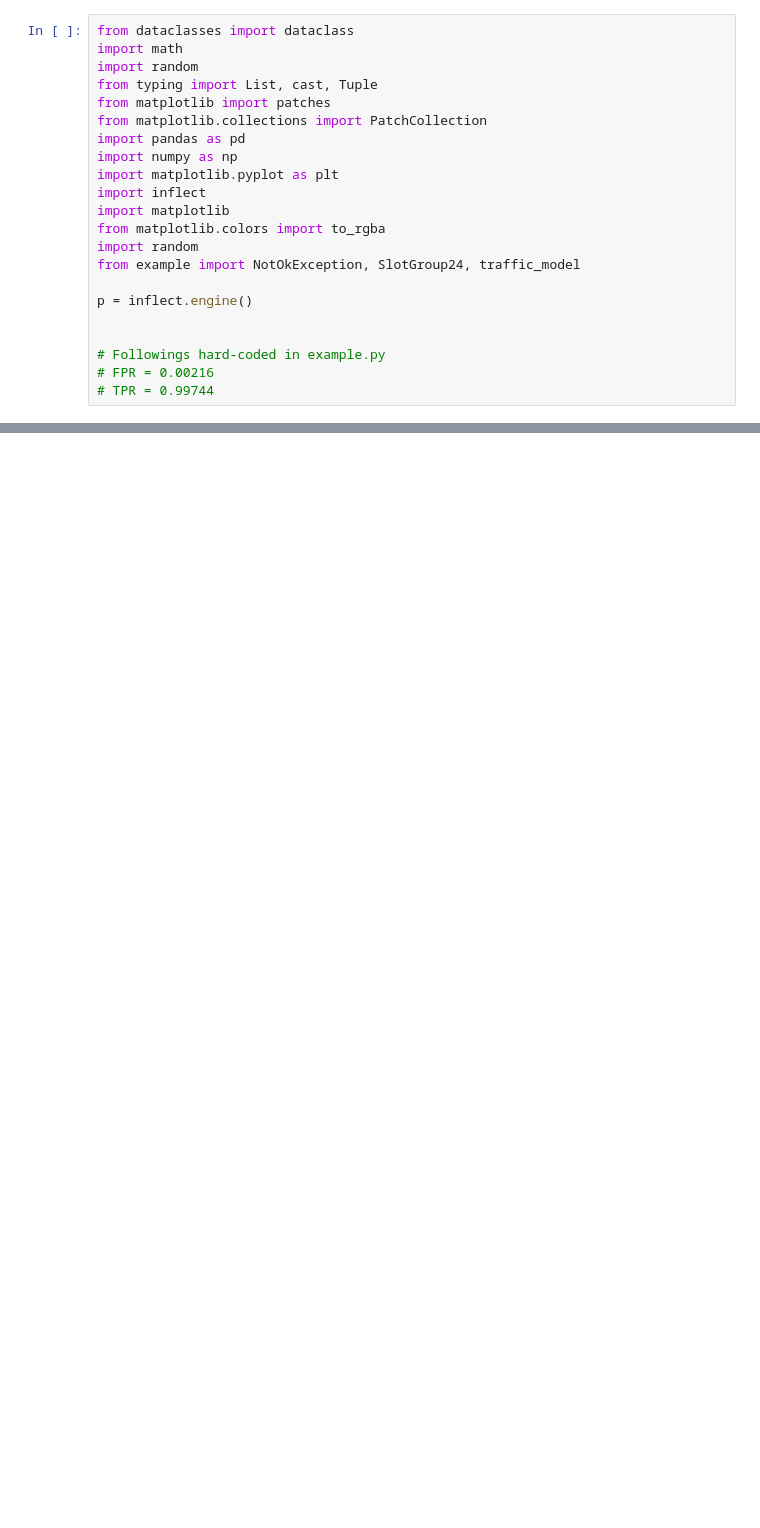
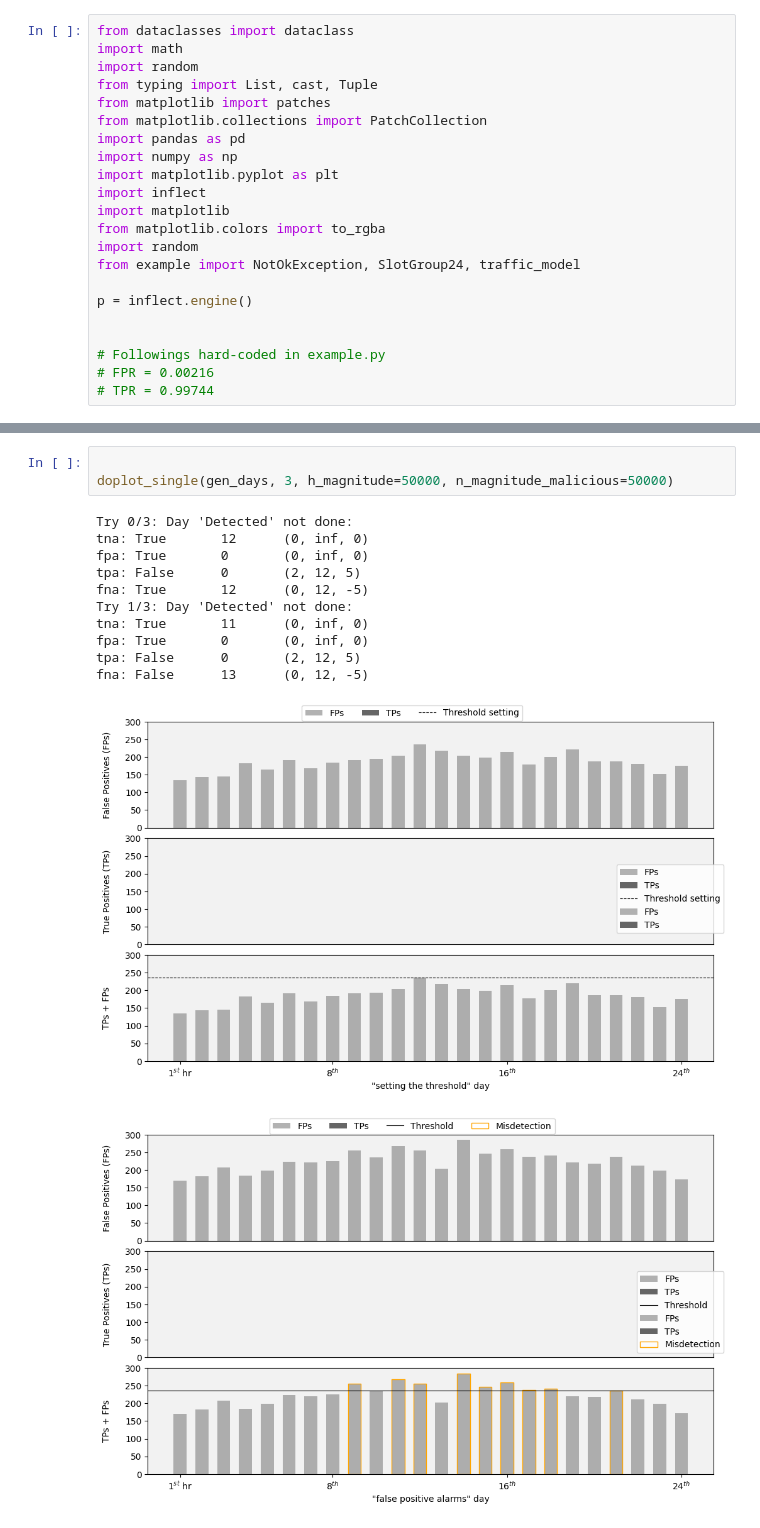
Before and after one commit to princio/dga-detection-analysis-framework, a Jupyter notebook: ml/highway/0.example/example.ipynb, the cells around one changed output, grey strips where cells are left out. Cells and saved outputs as stored; diff of their text form; blank space fills up the shorter version.

```diff
--- a/ml/highway/0.example/example.ipynb
+++ b/ml/highway/0.example/example.ipynb
@@ -195,0 +388,16 @@ doplot(gen_days, 3, h_magnitude=50000, n_magnitude_malicious=50000)
+# %%
+
+doplot_single(gen_days, 3, h_magnitude=50000, n_magnitude_malicious=50000)
+# %% [output]
+Try 0/3: Day 'Detected' not done:
+tna: True       12      (0, inf, 0)
+fpa: True       0       (0, inf, 0)
+tpa: False      0       (2, 12, 5)
+fna: True       12      (0, 12, -5)
+Try 1/3: Day 'Detected' not done:
+tna: True       11      (0, inf, 0)
+fpa: True       0       (0, inf, 0)
+tpa: False      0       (2, 12, 5)
+fna: False      13      (0, 12, -5)
+[figure, added]
+[figure, added]
```
Also changed, not shown: parts of 6 cells of this notebook, 20 other files.
